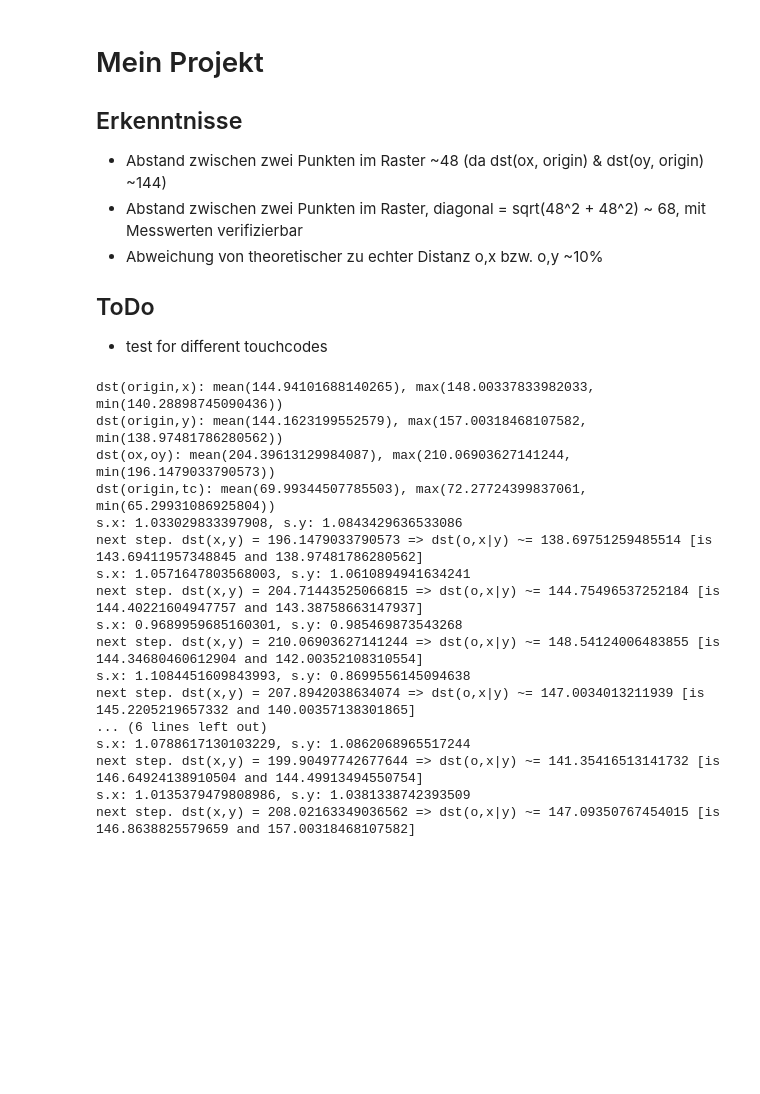
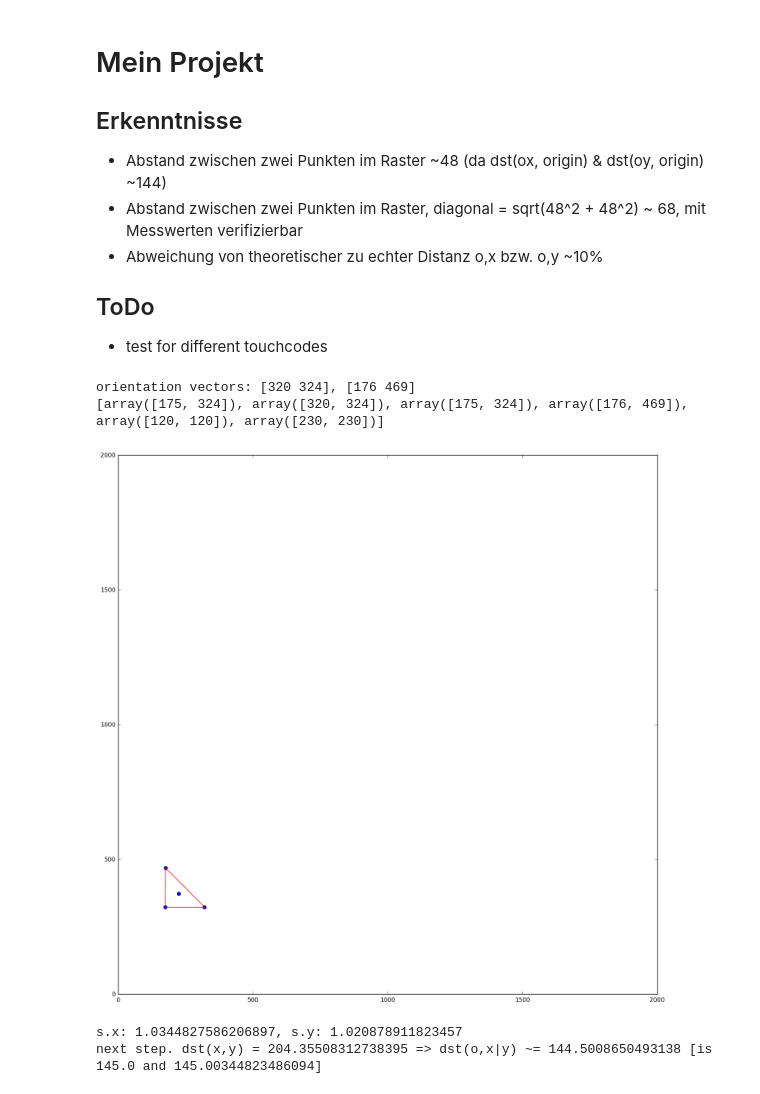
Before and after one commit to informatik-mannheim/tangible-touch, a Jupyter notebook: TangibleTouch.ipynb, the cells around one changed output. Cells and saved outputs as stored; diff of their text form; code cells hidden in the pictures; blank space fills up the shorter version.

```diff
--- a/TangibleTouch.ipynb
+++ b/TangibleTouch.ipynb
@@ -14,6 +14,7 @@ ToDo
 import itertools
 import numpy as np
 import pandas as pd
+from operator import itemgetter
 import matplotlib.pyplot as plt
 from scipy.spatial import ConvexHull
 from scipy.spatial import distance
@@ -29,6 +30,13 @@ samples[0b10000000] = [[(1643,614),(1450,649),(1555,663),(1568,731)],
            [(769,593),(750,792),(793,695),(865,701)],
             [(269,202),(477,205),(375,164),(382,93)],
             [(303,152), (379,577),(368,171),(368,285)]]
+
+def are_same(reference, value, percentage):
+    min_value = reference - reference * percentage
+    max_value = reference + reference * percentage
+    result = min_value < value < max_value
+    #print("reference: {0}, min: {1}, max: {2}, value: {3}, matches: {4}".format(reference, min_value, max_value, value, result))
+    return result
 
 def sample_to_ndarray(sample):
     points = []
@@ -109,79 +117,86 @@ def get_statistics_for_sampleset(sampleset):
     print("dst(origin,tc): mean({0}), max({1}, min({2}))".format(np.mean(dst_origin_tc), np.max(dst_origin_tc), np.min(dst_origin_tc)))
 
 def get_orientation_marks(sample):
+    p_threshold = 10
     points = np.asarray(sample)
     hull = ConvexHull(points)
-    vertices = hull.vertices
 
-    #continue: distances for all combinations, find the right ones.
-    combinations = list(itertools.combinations(vertices, 2))
+    vectors = []
 
-    for combination in combinations:
+    for combination in list(itertools.combinations(hull.vertices, 2)):
         p1 = points[combination[0]]
         p2 = points[combination[1]]
-
         dst = distance.euclidean(p1, p2)
 
-        print("p1: {0}, p2: {1}, dst: {2}".format(p1, p2, dst))
+        vectors.append((p1, p2, dst))
 
         # wolf tipp: distanz (x,y) = längste distanz = lmax
         # distanz (o,x) || (o,y) = sqrt(lmax)
 
+    # get tuple with longest
+    orientation = max(vectors, key=itemgetter(2))
+
+    print("orientation vectors: {0}, {1}".format(orientation[0], orientation[1]))
+
+    ox = orientation[0]
+    oy = orientation[1]
+
+    vectors = [a for a in vectors if not orientation[2] == a[2]]
+
+    candidates = []
+
+    # insert some fake data to make it harder
+    vectors.append( ( np.array([120, 120]), np.array([230, 230]), 145.0 ) )
+
+    for vector in vectors:
+        if are_same(orientation[2] / np.sqrt(2), vector[2], 0.05):
+            candidates.append(vector[0])
+            candidates.append(vector[1])
+
+    print(candidates)
+
 
 sample = samples[0x80][4]
-get_statistics_for_sampleset(samples[0b10000000])
+#get_statistics_for_sampleset(samples[0b10000000])
+get_orientation_marks(sample)
+convex_hull(sample)
+#get_statistics_for_sampleset(samples[0x80])
 
-#get_orientation_marks(sample)
-#convex_hull(sample)
-#get_statistics_for_sampleset(samples[0x80])
+
 
 def norm(sample):
     o = np.array(sample[3])
     x = np.array(sample[1])
     y = np.array(sample[0])
     s = np.array(sample[2])
 
     # Richtungsvektoren entlang der Kanten vom Referenzsystem
     vx = x - o
     vy = y - o
     # Ortsvektor des Punkts bzgl o (wo ist s bgzl des neuen Ursprungs o)
     so = s-o
 
     # Normierung der Richtungsvektoren
     vx = (vx/(np.linalg.norm(vx)))/(np.linalg.norm(vx))*3
     vy = (vy/(np.linalg.norm(vy)))/(np.linalg.norm(vy))*3
 
     xcor = np.dot(vx,so)
     ycor = np.dot(vy,so)
 
 
     dst_x_y = distance.euclidean(x,y)
     dst_o_xy = dst_x_y / np.sqrt(2)
     dst_o_x = distance.euclidean(o,x)
     dst_o_y = distance.euclidean(o,y)
 
 
     print("s.x: {0}, s.y: {1}".format(xcor, ycor))
     print("next step. dst(x,y) = {0} => dst(o,x|y) ~= {1} [is {2} and {3}]".format(dst_x_y, dst_o_xy, dst_o_x, dst_o_y))
 
-for i in range(0, 9):
-    sample = samples[0x80][i]
-    norm(sample)
+norm(sample)
 # %% [output]
-dst(origin,x): mean(144.94101688140265), max(148.00337833982033, min(140.28898745090436))
-dst(origin,y): mean(144.1623199552579), max(157.00318468107582, min(138.97481786280562))
-dst(ox,oy): mean(204.39613129984087), max(210.06903627141244, min(196.1479033790573))
-dst(origin,tc): mean(69.99344507785503), max(72.27724399837061, min(65.29931086925804))
-s.x: 1.033029833397908, s.y: 1.0843429636533086
-next step. dst(x,y) = 196.1479033790573 => dst(o,x|y) ~= 138.69751259485514 [is 143.69411957348845 and 138.97481786280562]
-s.x: 1.0571647803568003, s.y: 1.0610894941634241
-next step. dst(x,y) = 204.71443525066815 => dst(o,x|y) ~= 144.75496537252184 [is 144.40221604947757 and 143.38758663147937]
-s.x: 0.9689959685160301, s.y: 0.985469873543268
-next step. dst(x,y) = 210.06903627141244 => dst(o,x|y) ~= 148.54124006483855 [is 144.34680460612904 and 142.00352108310554]
-s.x: 1.1084451609843993, s.y: 0.8699556145094638
-next step. dst(x,y) = 207.8942038634074 => dst(o,x|y) ~= 147.0034013211939 [is 145.2205219657332 and 140.00357138301865]
-... (6 lines left out)
-s.x: 1.0788617130103229, s.y: 1.0862068965517244
-next step. dst(x,y) = 199.90497742677644 => dst(o,x|y) ~= 141.35416513141732 [is 146.64924138910504 and 144.49913494550754]
-s.x: 1.0135379479808986, s.y: 1.0381338742393509
-next step. dst(x,y) = 208.02163349036562 => dst(o,x|y) ~= 147.09350767454015 [is 146.8638825579659 and 157.00318468107582]
+orientation vectors: [320 324], [176 469]
+[array([175, 324]), array([320, 324]), array([175, 324]), array([176, 469]), array([120, 120]), array([230, 230])]
+[figure, added]
+s.x: 1.0344827586206897, s.y: 1.020878911823457
+next step. dst(x,y) = 204.35508312738395 => dst(o,x|y) ~= 144.5008650493138 [is 145.0 and 145.00344823486094]
```
Also changed, not shown: parts of 5 cells of this notebook.
